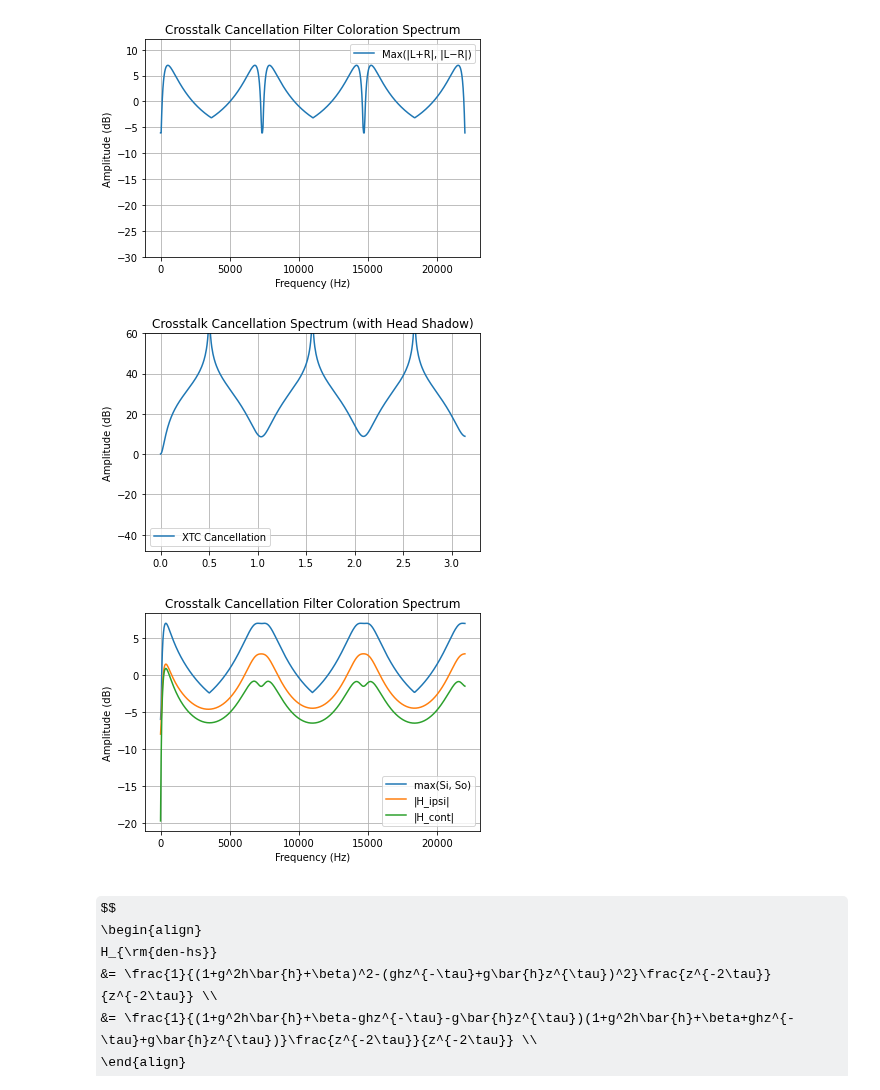
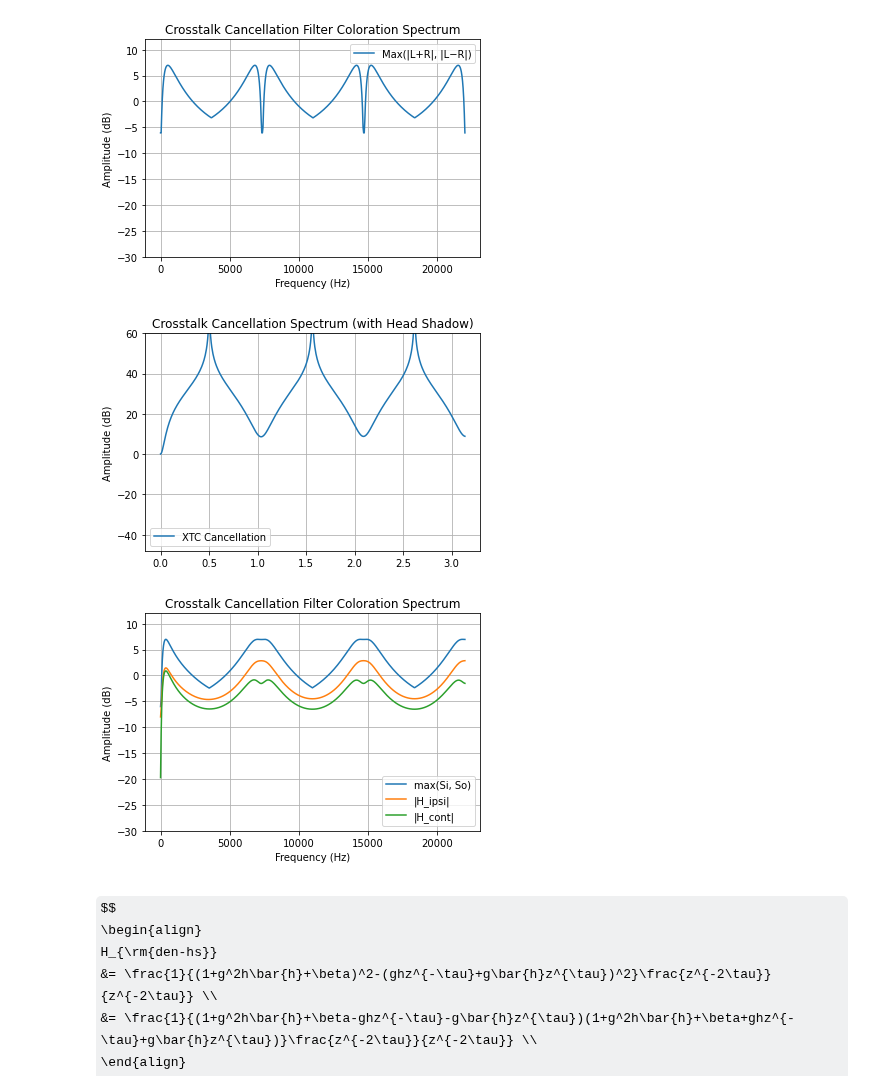
Before and after one commit to kweiwen/pitki, a Jupyter notebook: hrtf/IIR Implementation.ipynb, the cells around one changed output. Saved outputs shown, nothing was run; the diff lists cells and outputs as text; code cells hidden in the pictures; some formulas as TeX source.

```diff
--- a/hrtf/IIR Implementation.ipynb
+++ b/hrtf/IIR Implementation.ipynb
@@ -324,35 +324,35 @@ def analysis_coloration(b_ipsi, b_cont, a, sample_rate):
 
     si = np.abs(h_ipsi + h_cont)
     so = np.abs(h_ipsi - h_cont)
 
     plt.title('Crosstalk Cancellation Filter Coloration Spectrum')
     plt.plot(w, 20 * np.log10(np.maximum(si, so)), label='max(Si, So)')
     plt.plot(w, 20 * np.log10(np.abs(h_ipsi)), label='|H_ipsi|')
     plt.plot(w, 20 * np.log10(np.abs(h_cont)), label='|H_cont|')
-    # plt.ylim(-30, 12)
+    plt.ylim(-30, 12)
     plt.legend()
     plt.grid()
     plt.xlabel("Frequency (Hz)")
     plt.ylabel("Amplitude (dB)")
     plt.show()
 
 # cont: [0.6096938775510208, -0.44642857142857173] [1, -0.8367346938775511]
 # ipsi: [1.4821428571428572, -1.3188775510204085] [1, -0.8367346938775511]
 # cont = [1.0, 0.0]
 # ipsi = [1.0, 0.0]
 cont = [0.9411051048942621, -0.7778397987718131]
 ipsi = [1.150731629799616, -0.987466323677167]
 Num = cont
 Den = ipsi
 # Num = [1.0, 0.0]
 # Den = [1.0, 0.0]
 
 b_ipsi, b_cont, a = generate_hs_filter_coeffs(g, beta, tau, Num, Den)
 analysis_cancellation(b_ipsi, b_cont, a, Num, Den, g, tau)
 analysis_coloration(b_ipsi, b_cont, a, sample_rate)
 # %% [output]
 [figure]
-[figure, old version]
+[figure, new version]
 # %% [markdown]
 $$
 \begin{align}
```
Also changed, not shown: parts of 3 cells of this notebook.
